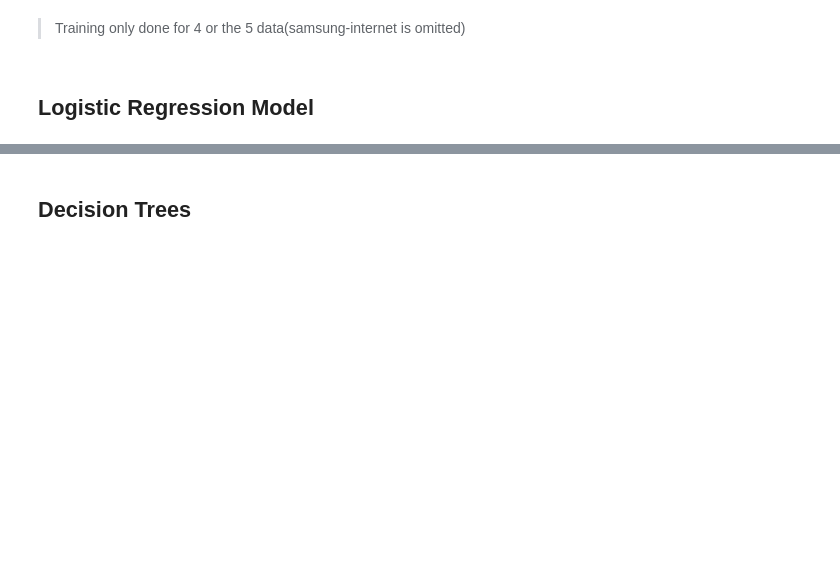
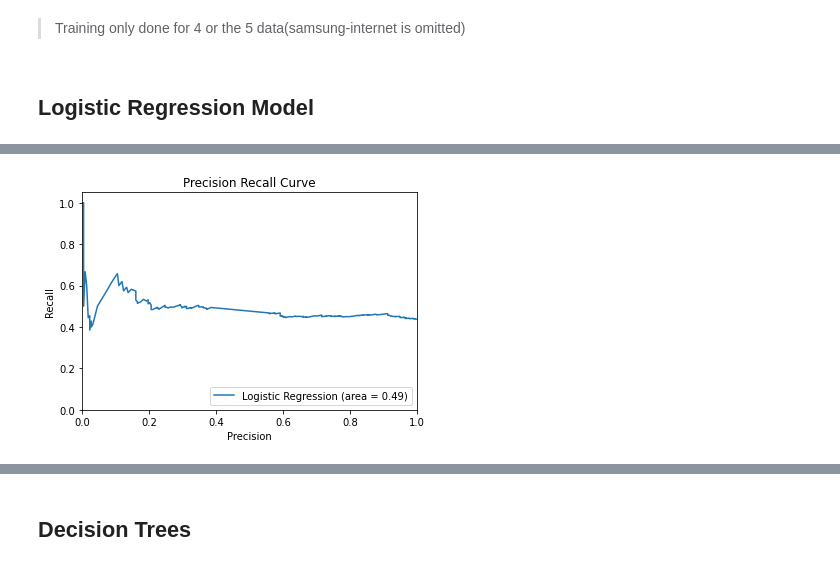
Before and after one commit to DePacifier/abtest-mlops, a Jupyter notebook: notebooks/ML_training.ipynb, the cells around one changed output, grey strips where cells are left out. Saved outputs shown, nothing was run; the diff lists cells and outputs as text; code cells hidden in the pictures; blank space fills up the shorter version.

```diff
--- a/notebooks/ML_training.ipynb
+++ b/notebooks/ML_training.ipynb
@@ -224,0 +173,4 @@ LogisticRegression(C=0.01, random_state=0)
+# %%
+get_lr_model_precision_recall_curve(
+    chrome_mobile_model, chrome_mobile_dict['train_x'], chrome_mobile_dict['train_y'], show=False)
+# %% [output]
@@ -224,0 +178 @@ LogisticRegression(C=0.01, random_state=0)
+[figure, added]
```
Also changed, not shown: parts of 55 cells of this notebook, 5 other files.
